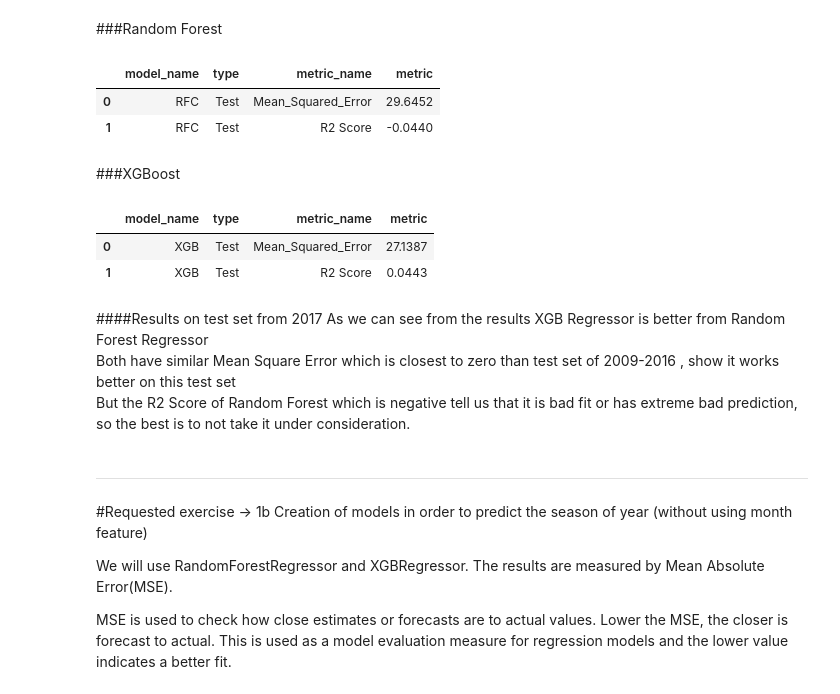
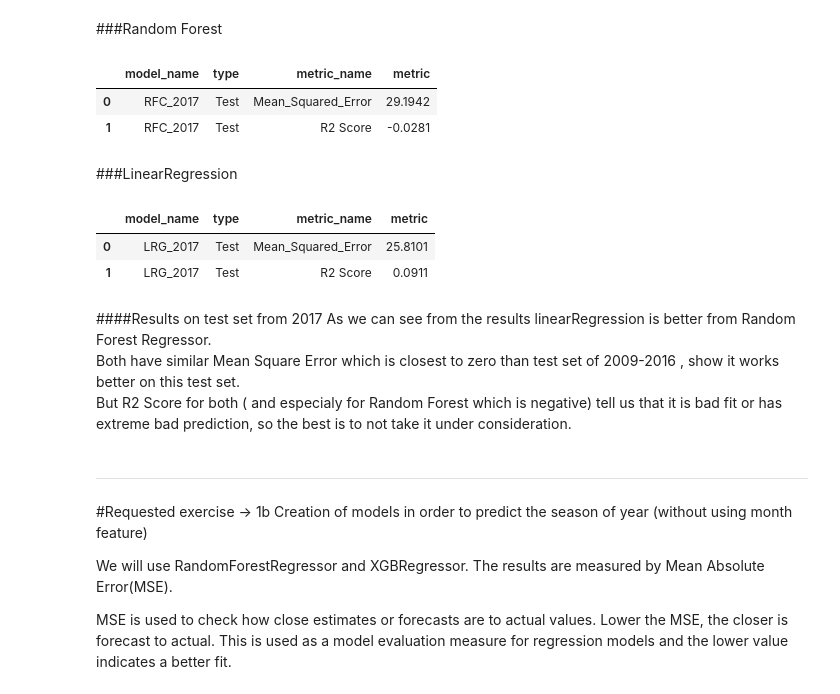
Before and after one commit to spros1/Methods-and-Algorithms_Work_Semester_21-22, a Jupyter notebook: Meteorological_Measurements_AthensCenter.ipynb, the cells around one changed output. Drawn from its saved outputs; the diff is of its cells as text; code cells hidden in the pictures.

```diff
--- a/Meteorological_Measurements_AthensCenter.ipynb
+++ b/Meteorological_Measurements_AthensCenter.ipynb
@@ -462,32 +462,32 @@ test_17_rain = df_17['rainheight']
 # %%
 #  Random Forest model run
 test_17_pred_RFC  = model_prediction(RFC_model, test_17)
 
 # Random Forest Evaluation
 print("\n")
-RFC_test_2017 = model_evaluation_regressor(test_17_rain, test_17_pred_RFC, 'RFC', 'Test')
+RFC_test_2017 = model_evaluation_regressor(test_17_rain, test_17_pred_RFC, 'RFC_2017', 'Test')
 # %% [output]
 |  | model_name | type | metric_name | metric |
-| 0 | RFC | Test | Mean_Squared_Error | 29.6452 |
-| 1 | RFC | Test | R2 Score | -0.0440 |
+| 0 | RFC_2017 | Test | Mean_Squared_Error | 29.1942 |
+| 1 | RFC_2017 | Test | R2 Score | -0.0281 |
 # %% [markdown]
-###XGBoost
+###LinearRegression
 # %%
-# XGBoost run
-test_17_pred_XGB  = model_prediction(XGB_model, test_17)
+# LinearRegression run
+test_17_pred_LRG  = model_prediction(LRG_model, test_17)
 
-# XGBoost Evaluation
+# LinearRegression Evaluation
 print("\n")
-XGB_test_2017 = model_evaluation_regressor(test_17_rain, test_17_pred_XGB, 'XGB', 'Test')
+LRG_test_2017 = model_evaluation_regressor(test_17_rain, test_17_pred_LRG, 'LRG_2017', 'Test')
 # %% [output]
 |  | model_name | type | metric_name | metric |
-| 0 | XGB | Test | Mean_Squared_Error | 27.1387 |
-| 1 | XGB | Test | R2 Score | 0.0443 |
+| 0 | LRG_2017 | Test | Mean_Squared_Error | 25.8101 |
+| 1 | LRG_2017 | Test | R2 Score | 0.0911 |
 # %% [markdown]
 ####Results on test set from 2017
-As we can see from the results XGB Regressor is better from Random Forest Regressor <br>
-Both have similar Mean Square Error which is closest to zero than test set of 2009-2016 , show it works better on this test set <br>
-But the R2 Score of Random Forest which is negative tell us that it is bad fit or has extreme bad prediction, so the best is to not take it under consideration.
+As we can see from the results linearRegression is better from Random Forest Regressor. <br>
+Both have similar Mean Square Error which is closest to zero than test set of 2009-2016 , show it works better on this test set. <br>
+But R2 Score for both ( and especialy for Random Forest which is negative) tell us that it is bad fit or has extreme bad prediction, so the best is to not take it under consideration.
 # %% [markdown]
 -------------------------------------------------------------------
 #Requested exercise -> 1b
```
Also changed, not shown: parts of 8 cells of this notebook.
